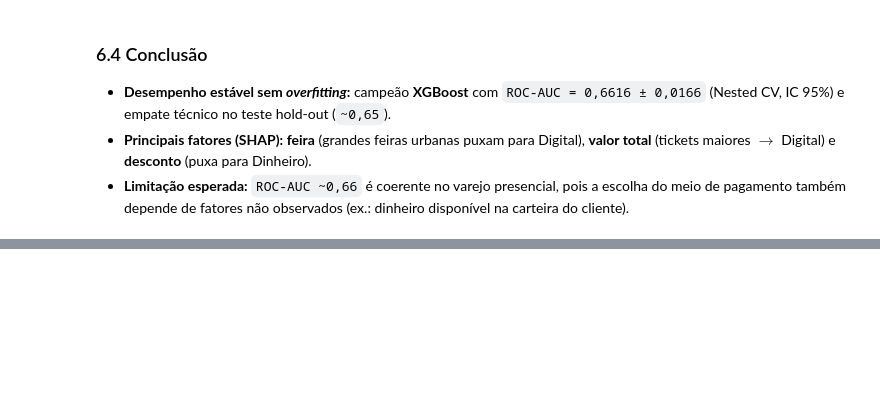
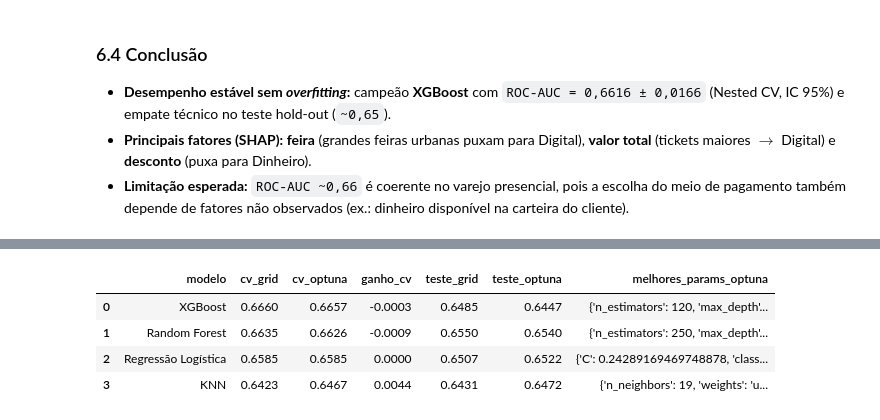
Before and after one commit to SIS-AMF/2026-2_trabalho_g2_cd, a Jupyter notebook: trabalho_g2.ipynb, the cells around one changed output, grey strips where cells are left out. Saved outputs shown, nothing was run; the diff lists cells and outputs as text; code cells hidden in the pictures; blank space fills up the shorter version.

Commit message:
optuna

```diff
--- a/trabalho_g2.ipynb
+++ b/trabalho_g2.ipynb
@@ -1346,0 +1351,77 @@ Melhores hiperparâmetros finais (100% dos dados): {'learning_rate': 0.05, 'max_
+# %%
+import optuna
+
+optuna.logging.set_verbosity(optuna.logging.WARNING)
+N_TRIALS = 20
+
+def criar_modelo_optuna(nome, trial):
+    if nome == "Regressão Logística":
+        return LogisticRegression(
+            C=trial.suggest_float("C", 0.01, 50.0, log=True),
+            class_weight=trial.suggest_categorical("class_weight", [None, "balanced"]),
+            max_iter=1000,
+            random_state=42,
+        )
+    if nome == "KNN":
+        return KNeighborsClassifier(
+            n_neighbors=trial.suggest_int("n_neighbors", 3, 45, step=2),
+            weights=trial.suggest_categorical("weights", ["uniform", "distance"]),
+            p=trial.suggest_categorical("p", [1, 2]),
+        )
+    if nome == "Random Forest":
+        return RandomForestClassifier(
+            n_estimators=trial.suggest_int("n_estimators", 100, 300, step=50),
+            max_depth=trial.suggest_int("max_depth", 3, 15),
+            min_samples_leaf=trial.suggest_int("min_samples_leaf", 1, 10),
+            class_weight=trial.suggest_categorical("class_weight", [None, "balanced"]),
+            random_state=42,
+            n_jobs=-1,
+        )
+    if nome == "XGBoost":
+        return XGBClassifier(
+            n_estimators=trial.suggest_int("n_estimators", 80, 300, step=20),
+            max_depth=trial.suggest_int("max_depth", 2, 7),
+            learning_rate=trial.suggest_float("learning_rate", 0.01, 0.2, log=True),
+            subsample=trial.suggest_float("subsample", 0.6, 1.0),
+            colsample_bytree=trial.suggest_float("colsample_bytree", 0.6, 1.0),
+            random_state=42,
+            n_jobs=-1,
+            eval_metric="logloss",
+        )
+
+linhas_optuna = []
+melhores_optuna = {}
+
+for nome in modelos_grades.keys():
+    def objective(trial):
+        pipe = criar_pipeline(criar_modelo_optuna(nome, trial))
+        return cross_val_score(pipe, X_train, y_train, cv=cv, scoring=SCORING, n_jobs=-1).mean()
+
+    study = optuna.create_study(
+        direction="maximize",
+        sampler=optuna.samplers.TPESampler(seed=42),
+    )
+    study.optimize(objective, n_trials=N_TRIALS)
+
+    best_pipe = criar_pipeline(criar_modelo_optuna(nome, study.best_trial))
+    best_pipe.fit(X_train, y_train)
+    melhores_optuna[nome] = best_pipe
+
+    auc_test_opt = roc_auc_score(y_test, best_pipe.predict_proba(X_test)[:, 1])
+    auc_cv_grid = df_resultados_cv.loc[df_resultados_cv["modelo"] == nome, "roc_auc_cv_media"].values[0]
+    auc_test_grid = df_teste.loc[df_teste["modelo"] == nome, "roc_auc_teste"].values[0]
+
+    linhas_optuna.append({
+        "modelo": nome,
+        "cv_grid": auc_cv_grid,
+        "cv_optuna": round(study.best_value, 4),
+        "ganho_cv": round(study.best_value - auc_cv_grid, 4),
+        "teste_grid": auc_test_grid,
+        "teste_optuna": round(auc_test_opt, 4),
+        "melhores_params_optuna": study.best_params,
+    })
+
+df_optuna = pd.DataFrame(linhas_optuna).sort_values("cv_optuna", ascending=False).reset_index(drop=True)
+print(f"Comparação GridSearchCV vs. Optuna ({N_TRIALS} trials por modelo):")
+display(df_optuna)
+# %% [output]
@@ -1346,0 +1429,5 @@ Melhores hiperparâmetros finais (100% dos dados): {'learning_rate': 0.05, 'max_
+|  | modelo | cv_grid | cv_optuna | ganho_cv | teste_grid | teste_optuna | melhores_params_optuna |
+| 0 | XGBoost | 0.6660 | 0.6657 | -0.0003 | 0.6485 | 0.6447 | {'n_estimators': 120, 'max_depth'... |
+| 1 | Random Forest | 0.6635 | 0.6626 | -0.0009 | 0.6550 | 0.6540 | {'n_estimators': 250, 'max_depth'... |
+| 2 | Regressão Logística | 0.6585 | 0.6585 | 0.0000 | 0.6507 | 0.6522 | {'C': 0.24289169469748878, 'class... |
+| 3 | KNN | 0.6423 | 0.6467 | 0.0044 | 0.6431 | 0.6472 | {'n_neighbors': 19, 'weights': 'u... |
```
Also changed, not shown: parts of 3 cells of this notebook, 2 other files.
